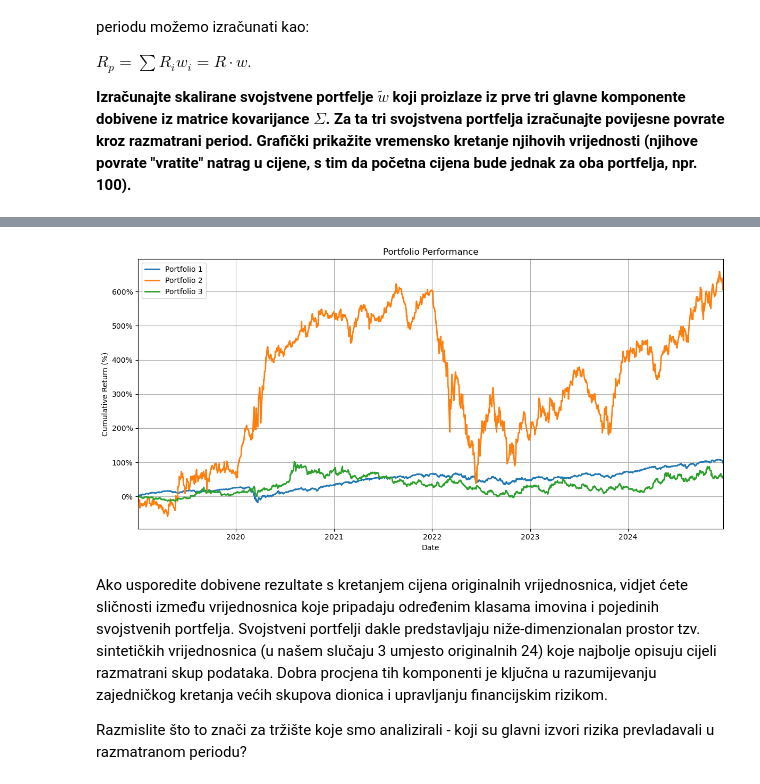
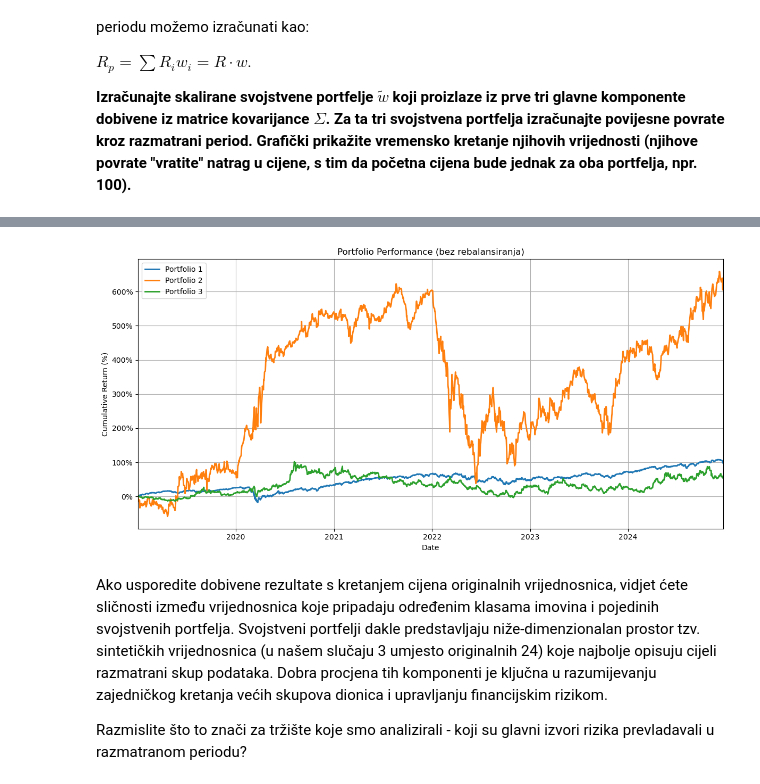
Before and after one commit to evucelic/Obrada-Informacija, a Jupyter notebook: financije/OI_Lab4.ipynb, the cells around one changed output, grey strips where cells are left out. Saved outputs shown, nothing was run; the diff lists cells and outputs as text; code cells hidden in the pictures.

```diff
--- a/financije/OI_Lab4.ipynb
+++ b/financije/OI_Lab4.ipynb
@@ -318,3 +318,35 @@ $R_p = \sum{R_i w_i} = R\cdot w$.
 
 
 **Izračunajte skalirane svojstvene portfelje $\tilde{w}$ koji proizlaze iz prve tri glavne komponente dobivene iz matrice kovarijance $\Sigma$. Za ta tri svojstvena portfelja izračunajte povijesne povrate kroz razmatrani period. Grafički prikažite vremensko kretanje njihovih vrijednosti (njihove povrate "vratite" natrag u cijene, s tim da početna cijena bude jednak za oba portfelja, npr. 100).**
+# %%
+asset_returns = prices.pct_change().fillna(0)
+
+plt.figure(figsize=(12, 6))
+
+for comp_idx in range(3):
+    weights = eigenvectors[:, comp_idx]
+    if weights.sum() < 0:
+        weights = -weights
+    weights = weights / np.abs(weights).sum()
+
+    portfolio_returns = asset_returns.values @ weights
+
+    cum_returns = (1 + portfolio_returns).cumprod() - 1
+
+    plt.plot(
+        asset_returns.index,
+        cum_returns * 100,
+        label=f"Svojstveni portfelj {comp_idx+1}",
+        linewidth=2
+    )
+
+plt.title("Portfolio performance (dnevno rebalansiranje)")
+plt.xlabel("Datum")
+plt.ylabel("Kumulativni prinos (%)")
+plt.legend()
+plt.grid(True)
+plt.tight_layout()
+
+plt.gca().yaxis.set_major_formatter(plt.FuncFormatter(lambda y, _: "{:.0f}%".format(y)))
+
+plt.show()
@@ -329,35 +363,35 @@ for k in range(3):
         weights = -weights
 
     weights = weights / abs(weights.sum())
 
     port = pd.DataFrame(weights, index=tickers, columns=["Weights"]).T
 
     value = 100000
 
     # NE rebalansiramo dnevno, pretpostavljam pasivno investiranje
     # kupimo u početnom trenutku dionice i ne diramo ih, da rebalansiramo dnevno bi skalirali cijeli vektor povrata s weightovima
     start_prices = prices.iloc[0]
     shares = (port.iloc[0] * value) / start_prices
 
     port_prices = (prices * shares).sum(axis=1)
 
     port_change = port_prices.pct_change().fillna(0)
     all_portfolio_changes[k] = port_change
     cum = (1 + port_change).cumprod() - 1
 
     plt.plot(cum.index, cum * 100, label=f"Portfolio {k+1}", linewidth=2)
 
 plt.gca().yaxis.set_major_formatter(plt.FuncFormatter(lambda y, _: "{:.0f}%".format(y)))
 plt.xlim(cum.index.min(), cum.index.max())
-plt.title("Portfolio Performance")
+plt.title("Portfolio Performance (bez rebalansiranja)")
 plt.xlabel("Date")
 plt.ylabel("Cumulative Return (%)")
 plt.legend()
 plt.grid(True)
 plt.tight_layout()
 plt.show()
 # %% [output]
-[figure, old version]
+[figure, new version]
 # %% [markdown]
 Ako usporedite dobivene rezultate s kretanjem cijena originalnih vrijednosnica, vidjet ćete sličnosti između vrijednosnica koje pripadaju određenim klasama imovina i pojedinih svojstvenih portfelja. Svojstveni portfelji dakle predstavljaju niže-dimenzionalan prostor tzv. sintetičkih vrijednosnica (u našem slučaju 3 umjesto originalnih 24) koje najbolje opisuju cijeli razmatrani skup podataka. Dobra procjena tih komponenti je ključna u razumijevanju zajedničkog kretanja većih skupova dionica i upravljanju financijskim rizikom.
 
```
Also changed, not shown: parts of 1 cell of this notebook.
